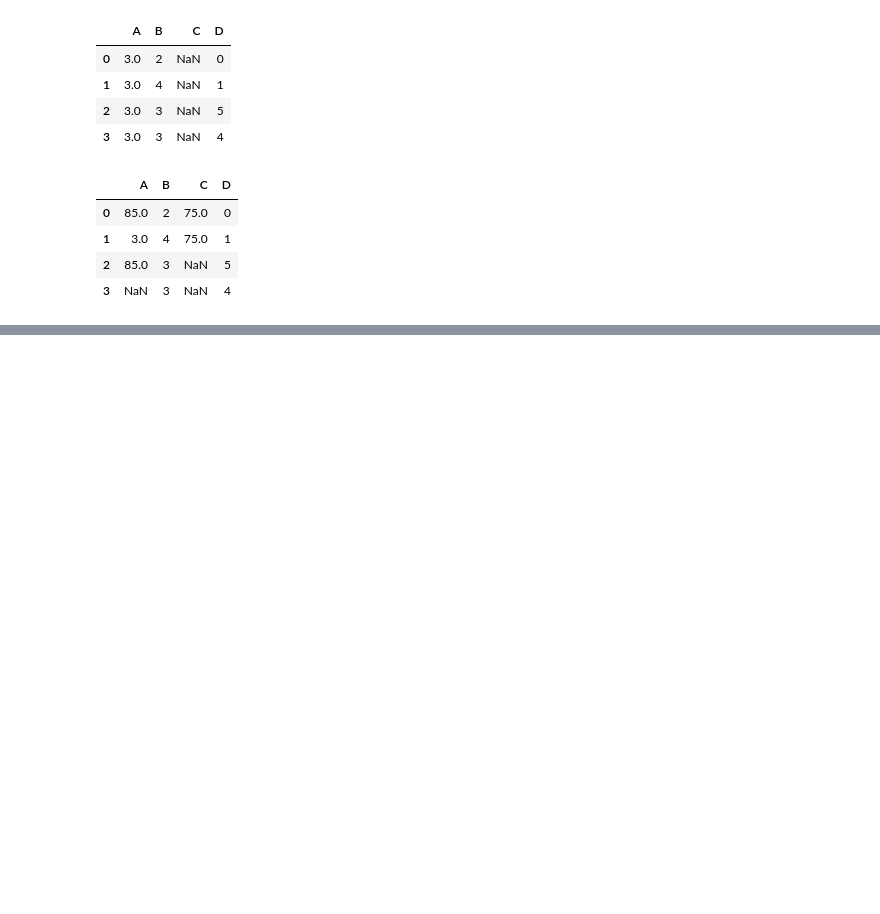
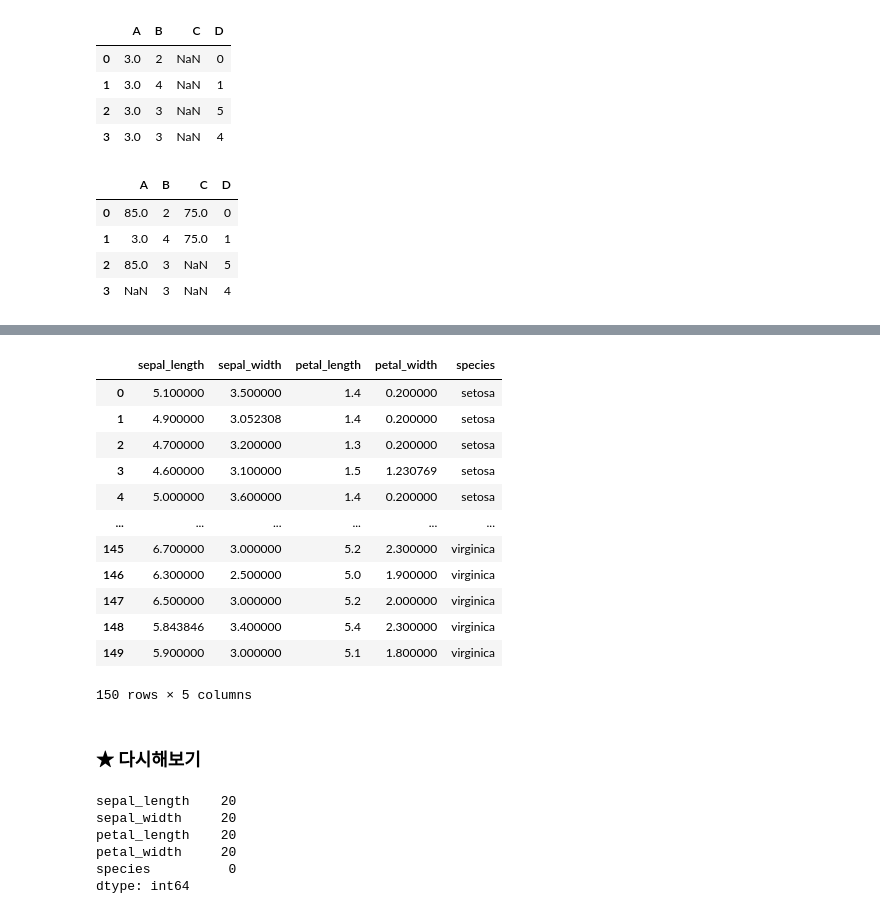
Before and after one commit to devna0111/ai_x, a Jupyter notebook: source/01_python/ch11_데이터프레임과시리즈(pandas)_9절_13절.ipynb, the cells around one changed output, grey strips where cells are left out. Cells and saved outputs as stored; diff of their text form; code cells hidden in the pictures; blank space fills up the shorter version.

```diff
--- a/source/01_python/ch11_데이터프레임과시리즈(pandas)_9절_13절.ipynb
+++ b/source/01_python/ch11_데이터프레임과시리즈(pandas)_9절_13절.ipynb
@@ -624,0 +686,29 @@ df.fillna(limit = 2, value = values) #limit 개의 결측치만 대체
+# %%
+# (2-1) 결측치는 각 열의 평균(중위수)로 대체 : fillna => iris_2 할당
+iris.fillna(iris.mean(axis=0, numeric_only=True))
+# %% [output]
+|  | sepal_length | sepal_width | petal_length | petal_width | species |
+| 0 | 5.100000 | 3.500000 | 1.4 | 0.200000 | setosa |
+| 1 | 4.900000 | 3.052308 | 1.4 | 0.200000 | setosa |
+| 2 | 4.700000 | 3.200000 | 1.3 | 0.200000 | setosa |
+| 3 | 4.600000 | 3.100000 | 1.5 | 1.230769 | setosa |
+| 4 | 5.000000 | 3.600000 | 1.4 | 0.200000 | setosa |
+| ... | ... | ... | ... | ... | ... |
+| 145 | 6.700000 | 3.000000 | 5.2 | 2.300000 | virginica |
+| 146 | 6.300000 | 2.500000 | 5.0 | 1.900000 | virginica |
+| 147 | 6.500000 | 3.000000 | 5.2 | 2.000000 | virginica |
+| 148 | 5.843846 | 3.400000 | 5.4 | 2.300000 | virginica |
+| 149 | 5.900000 | 3.000000 | 5.1 | 1.800000 | virginica |
+150 rows × 5 columns
+# %% [markdown]
+### ★ 다시해보기
+# %%
+# (2-2) 결측치를 종별(그룹화) 열별 평균로 대체 : fillna 사용 X
+iris.isna().sum()
+# %% [output]
+sepal_length    20
+sepal_width     20
+petal_length    20
+petal_width     20
+species          0
+dtype: int64
```
Also changed, not shown: parts of 69 cells of this notebook, 8 other files.
